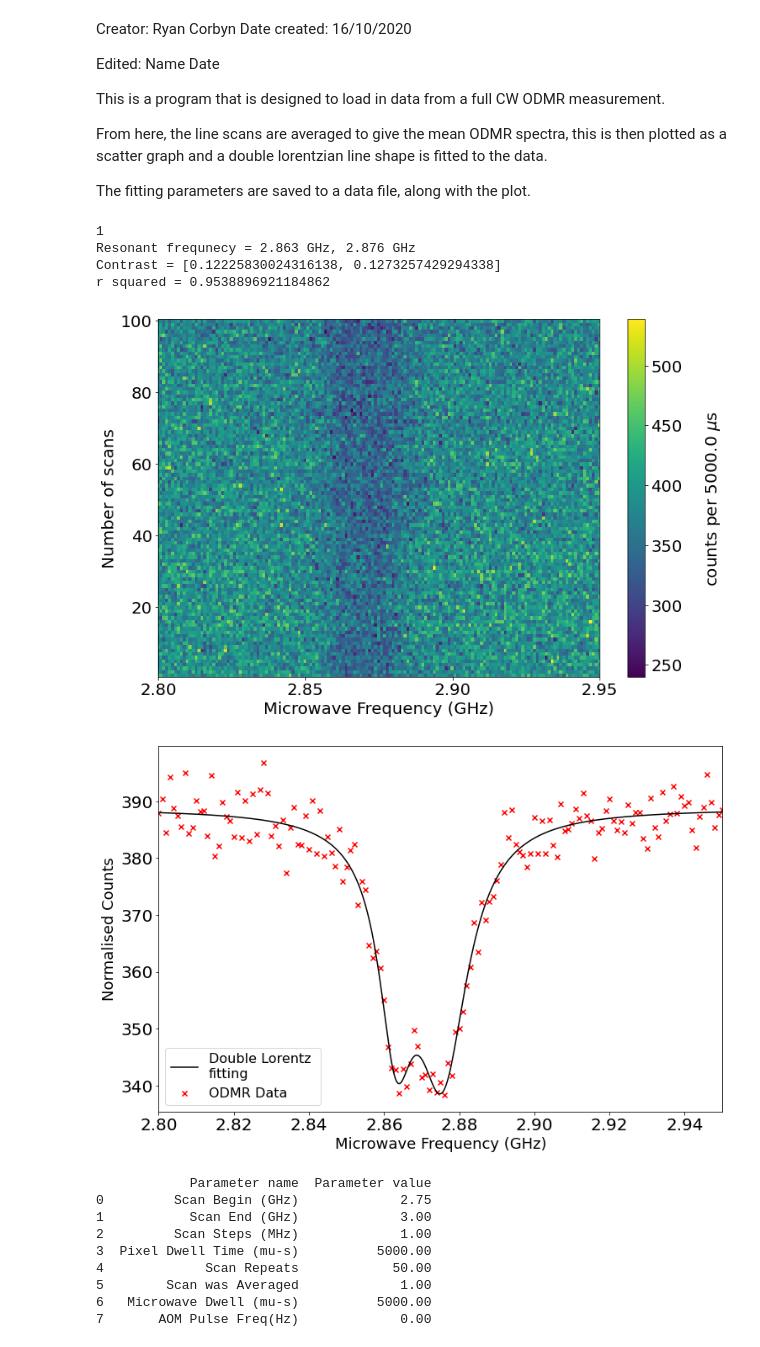
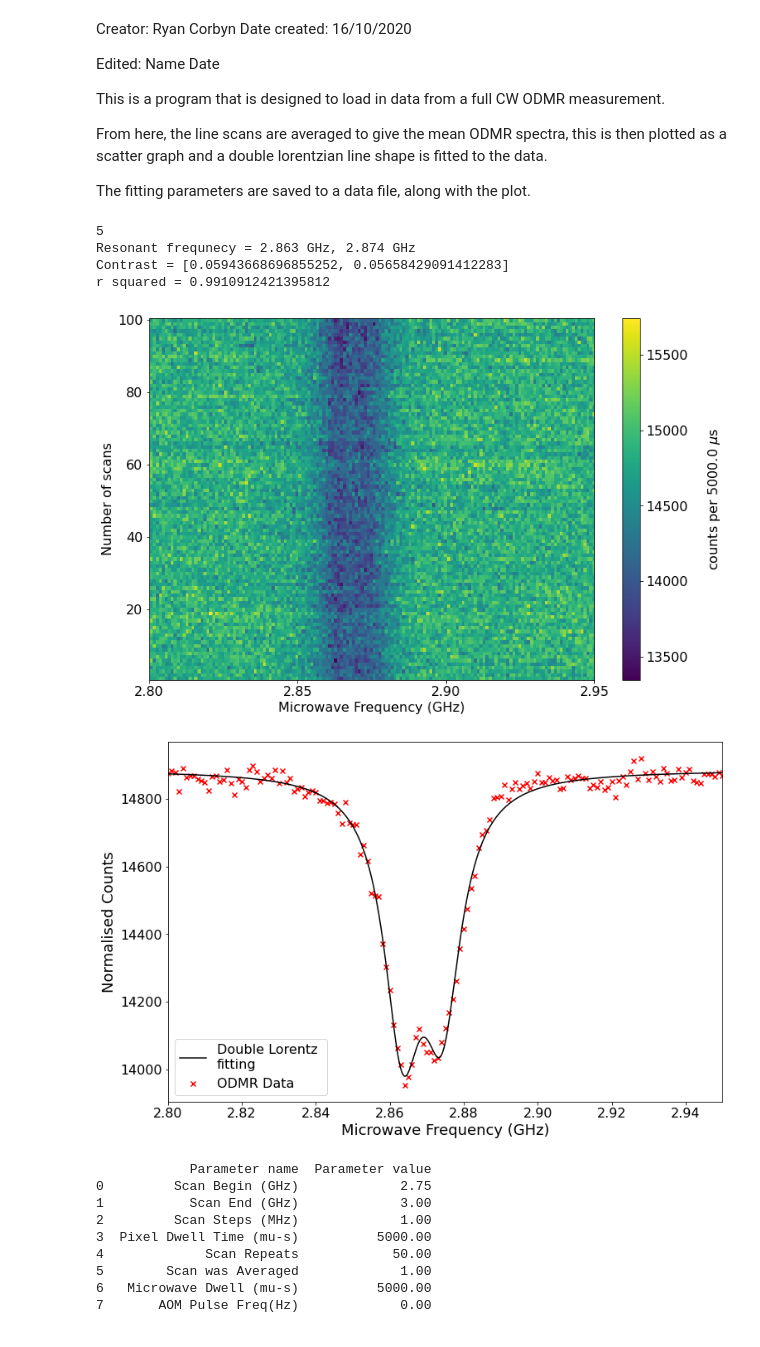
Before and after one commit to Corbyn93/Ryans_Python_Scripts, a Jupyter notebook: Ryan's Jupyter stuff/ODMR analysis/20201028_CW_ODMR_analysis.ipynb, the cells around one changed output. Drawn from its saved outputs; the diff is of its cells as text; code cells hidden in the pictures.

```diff
--- a/Ryan's Jupyter stuff/ODMR analysis/20201028_CW_ODMR_analysis.ipynb
+++ b/Ryan's Jupyter stuff/ODMR analysis/20201028_CW_ODMR_analysis.ipynb
@@ -212,8 +212,8 @@ def save_data(date, file_ID, nd, fitted_contrast, coeffs, opt_error, r_squared,
 # Load in the data file into an np array, and freqeuncy scan parameters
 # into a pandas array.
 folder_path = 'I:\\Science\\Physics-Nanobiophotonics\\Group\\User Data\\ODMR\\ODMR and imaging\\'
-date = '20210303'
-file_name = date + '_NVScan_01'
+date = '20210325'
+file_name = date + '_NVScan_20'
 nd_number = int(file_name[-2:]) - 1
 nd = np.remainder(nd_number, 5) + 1
 
@@ -252,39 +252,39 @@ init_params = [dip_depth[0], freq_mins[0], 0.005, dip_depth[1], freq_mins[1], 0.
 lower_bounds = [-np.inf, init_params[1] - 0.01, 0, -np.inf, init_params[4] - 0.01, 0, 0]
 upper_bounds = [np.inf, init_params[1] + 0.01, 1, np.inf, init_params[4] + 0.01, 1, np.inf]
 
 
 # generate the optimised curve fit parameters.
 fitting_params, error_in_fit = optimised_lorentz_fit(freq, norm_mean_odmr, init_params,
                                                     lower_bounds, upper_bounds)
 
 #fitting_params[3] = -90
 #fitting_params[4] = 2.888
 #fitting_params[5] = 0.01
 
 
 
 print('Resonant frequnecy = ' + str(round(fitting_params[1],3)) +' GHz, ' +
       str(round(fitting_params[4],3)) +' GHz')
 
 #
 # plot the fitting to ax2
 ax2, y_fit = plot_fitting(ax2, freq)
 
 fitted_contrast = get_fitting_contrast(fitting_params[1], fitting_params[4], freq, y_fit,  fitting_params[6], params_values[2])
 print('Contrast = ' + str(fitted_contrast))
 
 # get the r^2 value for the fitting
 r_squared = get_r_squared(freq, norm_mean_odmr, y_fit)
 print('r squared = ' + str(r_squared))
 
 #save_data(date, file_name, nd, fitted_contrast, fitting_params, error_in_fit, r_squared, fig1, fig2)
 # %% [output]
-1
-Resonant frequnecy = 2.863 GHz, 2.876 GHz
-Contrast = [0.12225830024316138, 0.1273257429294338]
-r squared = 0.9538896921184862
+5
+Resonant frequnecy = 2.863 GHz, 2.874 GHz
+Contrast = [0.05943668696855252, 0.05658429091412283]
+r squared = 0.9910912421395812
-[figure, old version]
+[figure, new version]
-[figure, old version]
+[figure, new version]
 # %%
 #plot.plot(freq[100:150], norm_mean_odmr[100:150])
 # %%
```
Also changed, not shown: 1 other file.
